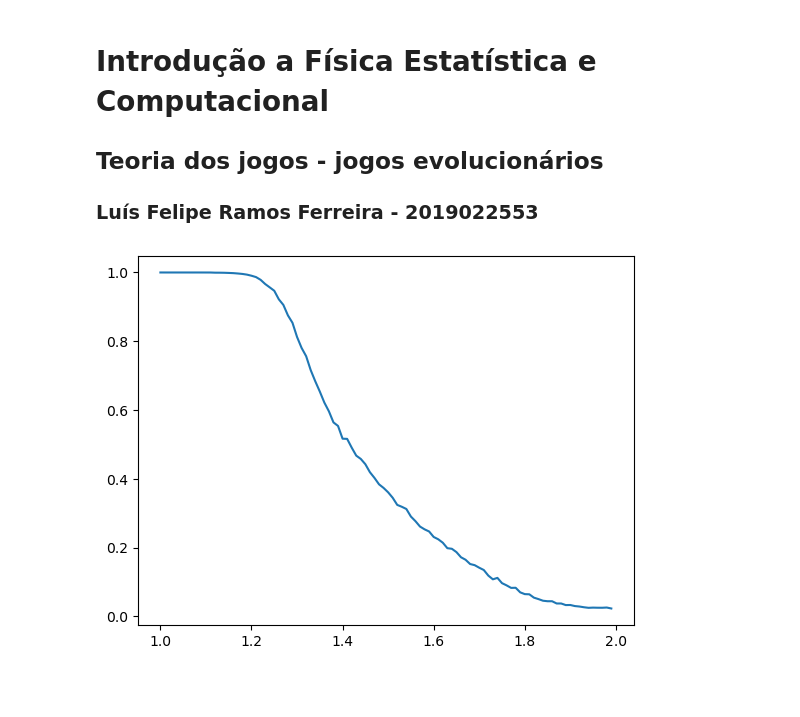
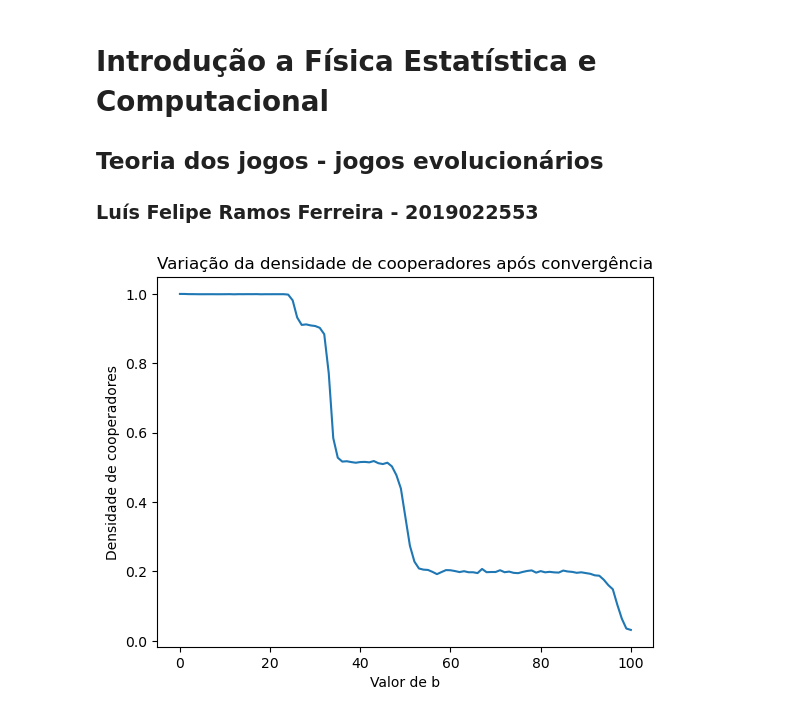
Before and after one commit to lframosferreira/fisica-estatistica-computacional, a Jupyter notebook: teoria_dos_jogos/main.ipynb, the cells around one changed output. Drawn from its saved outputs; the diff is of its cells as text; code cells hidden in the pictures; blank space fills up the shorter version.

Commit message:
added parallelization: obs -> some densitys are above 1, check that

```diff
--- a/teoria_dos_jogos/main.ipynb
+++ b/teoria_dos_jogos/main.ipynb
@@ -77,12 +77,11 @@ def plot_densities_per_time(densities: npt.NDArray[np.float64]) -> None:
     plt.show()
 
 
-def plot_densities_per_b(densities: npt.NDArray[np.float64], b_vec: np.float64) -> None:
+def plot_densities_per_b(densities_per_b: npt.NDArray[np.float64]) -> None:
     plt.title("Variação da densidade de cooperadores após convergência")
-    plt.xlabel("b")
+    plt.xlabel("Valor de b")
     plt.ylabel("Densidade de cooperadores")
-    plt.yticks(ticks=np.arange(0, 1.1, 0.1))
-    plt.plot(densities)
+    plt.plot(densities_per_b)
     plt.show()
 # %%
 @numba.jit(nopython=True)
@@ -109,10 +108,7 @@ def get_cooperators_densities(
         total_gain: np.float32 = np.sum(gain_matrix[nature][neighbours_nature])
 
         # chose random neighbours and get it's gain
-        aux: int = random.randint(0, 4)
-        random_individual_neighbour: np.int8 = neighbours[random_individual][aux]
-
-        # ficar de olho nessa repeticao de nomes de variáveis
+        random_individual_neighbour: np.int8 = neighbours[random_individual][random.randint(0, 4)]
         nature = grid[random_individual_neighbour]
         neighbours_nature = np.append(
             grid[neighbours[random_individual_neighbour]], nature
@@ -120,9 +116,7 @@ def get_cooperators_densities(
         total_neighbour_gain: np.float32 = np.sum(
             gain_matrix[nature][neighbours_nature]
         )
-
         W: np.float32 = 1 / (1 + np.exp((total_gain - total_neighbour_gain) / K))
-
         if random.random() < W:
             if grid[random_individual] != grid[random_individual_neighbour]:
                 if grid[random_individual] == COOPERATOR:
@@ -133,12 +127,16 @@ def get_cooperators_densities(
         densities[i] = density_of_cooperators
     return densities
 
-
-r = []
-for bi in tqdm(np.arange(1, 2, 0.01)):
-    density: np.float64 = get_cooperators_densities(b=bi)[-1]
-    r.append(density)
-plt.plot(np.arange(1, 2, 0.01), r)
-plt.show()
+@numba.jit(nopython=True, parallel=True)
+def get_densities_per_b(b_variation: np.float64 = 0.01, K: np.float32 = 0.2) -> npt.NDArray[np.float64]:
+    b_array: npt.NDArray[np.float64] = np.arange(1, 2 + b_variation, b_variation)
+    densities_per_b: npt.NDArray[np.float64] = np.zeros(shape=b_array.size, dtype=np.float64)
+    for i in numba.prange(b_array.size):
+        density: np.float64 = get_cooperators_densities(b=b_array[i], K=K)[-1]
+        densities_per_b[i] = density
+    return densities_per_b
-# %% [output]
-[figure, removed]
+# %%
+a = get_densities_per_b(K=0.02)
+plot_densities_per_b(densities_per_b=a)
+# %% [output]
+[figure, added]
```
Also changed, not shown: parts of 1 cell of this notebook, 2 other files.
